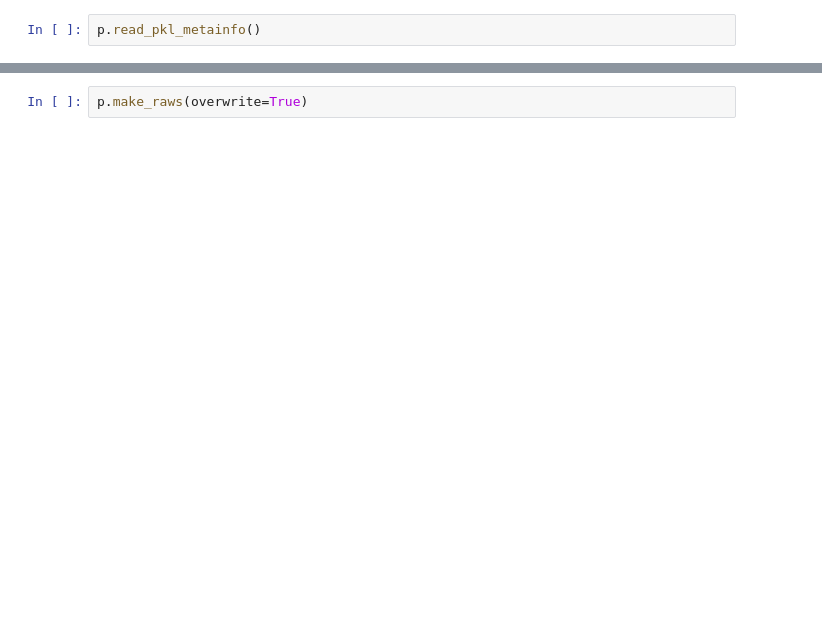
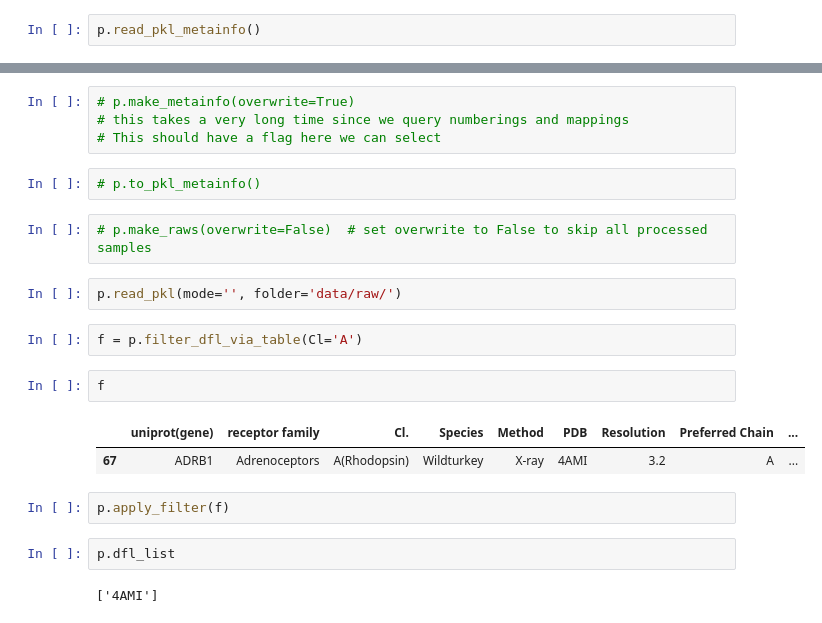
Before and after one commit to flurinh/mt, a Jupyter notebook: run.ipynb, the cells around one changed output, grey strips where cells are left out. Cells and saved outputs as stored; diff of their text form; blank space fills up the shorter version.

```diff
--- a/run.ipynb
+++ b/run.ipynb
@@ -67,2 +17,23 @@ p.pdb_ids
+# %%
+# p.make_metainfo(overwrite=True)
+# this takes a very long time since we query numberings and mappings
+# This should have a flag here we can select
+# %%
+# p.to_pkl_metainfo()
 # %%
-p.make_raws(overwrite=True)
+# p.make_raws(overwrite=False)  # set overwrite to False to skip all processed samples
+# %%
+p.read_pkl(mode='', folder='data/raw/')
+# %%
+f = p.filter_dfl_via_table(Cl='A')
+# %%
+f
+# %% [output]
+|  | uniprot(gene) | receptor family | Cl. | Species | Method | PDB | Resolution | Preferred Chain | ... |
+| 67 | ADRB1 | Adrenoceptors | A(Rhodopsin) | Wildturkey | X-ray | 4AMI | 3.2 | A | ... |
+# %%
+p.apply_filter(f)
+# %%
+p.dfl_list
+# %% [output]
+['4AMI']
```
Also changed, not shown: parts of 38 cells of this notebook, 2 other files.
